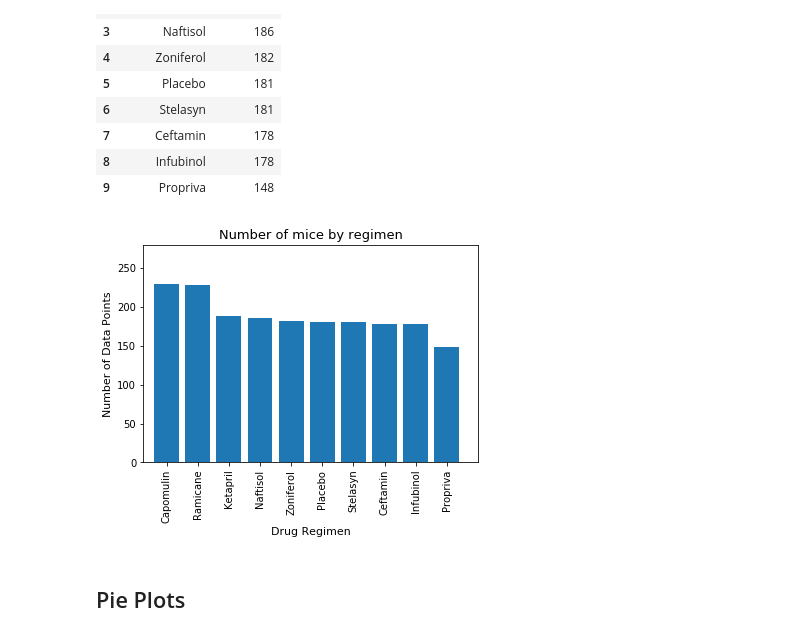
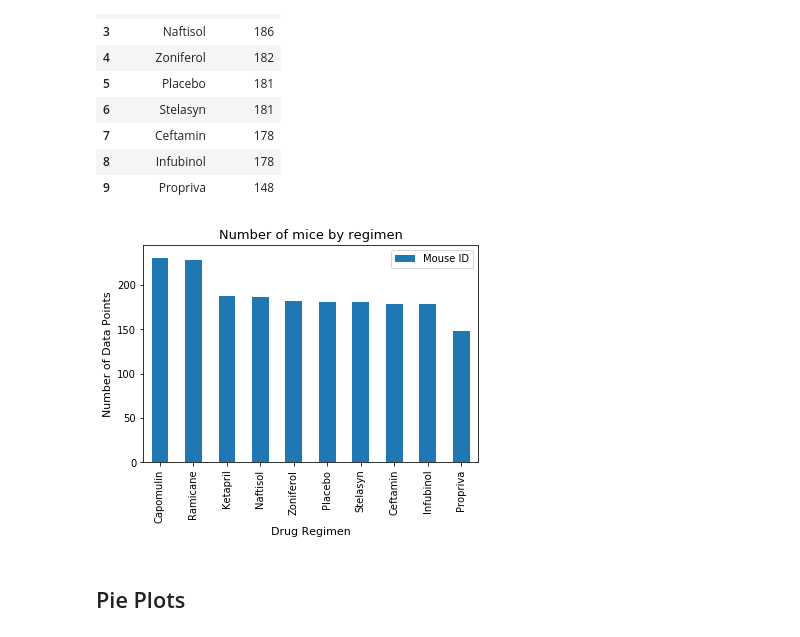
Before and after one commit to spunase/matplotlib-challenge, a Jupyter notebook: Pymaceuticals/pymaceuticals_starter.ipynb, the cells around one changed output. Saved outputs shown, nothing was run; the diff lists cells and outputs as text; code cells hidden in the pictures.

```diff
--- a/Pymaceuticals/pymaceuticals_starter.ipynb
+++ b/Pymaceuticals/pymaceuticals_starter.ipynb
@@ -229,21 +227,22 @@ clean_micepyplot_df
 # %%
 # Generate a bar plot showing the number of mice per time point for each treatment throughout the course of the study using pyplot.
 x_axis = np.arange(len(clean_micepyplot_df))
-tick_locations = [value for value in x_axis]
-plt.bar(x_axis, clean_micepyplot_df["Mouse ID"], align="center")
-plt.xticks(tick_locations, clean_micepyplot_df["Drug Regimen"], rotation="vertical")
-plt.xlim(-0.75, len(x_axis))
-plt.ylim(0, max(clean_micepyplot_df["Mouse ID"])+50)
+x_ticks = [value for value in x_axis]
+plt.bar(x_axis, clean_micepyplot_df["Mouse ID"], align="center", width = 0.5, label='Mouse ID')
+plt.xticks(x_ticks, clean_micepyplot_df["Drug Regimen"], rotation="vertical")
+plt.xlim(-0.5, len(x_axis) - 0.5)
+plt.ylim(0, max(clean_micepyplot_df["Mouse ID"])+15)
 
 # set the chart title and labels for x and y axis
 plt.title('Number of mice by regimen', fontsize=13)
 plt.xlabel('Drug Regimen', fontsize=11)
 plt.ylabel('Number of Data Points', fontsize=11)
 
-# Show the chart
+# Show the legend and the chart
+plt.legend(loc='best')
 plt.show()
 # %% [output]
-[figure, old version]
+[figure, new version]
 # %% [markdown]
 ## Pie Plots
 # %%
```
Also changed, not shown: parts of 4 cells of this notebook.
